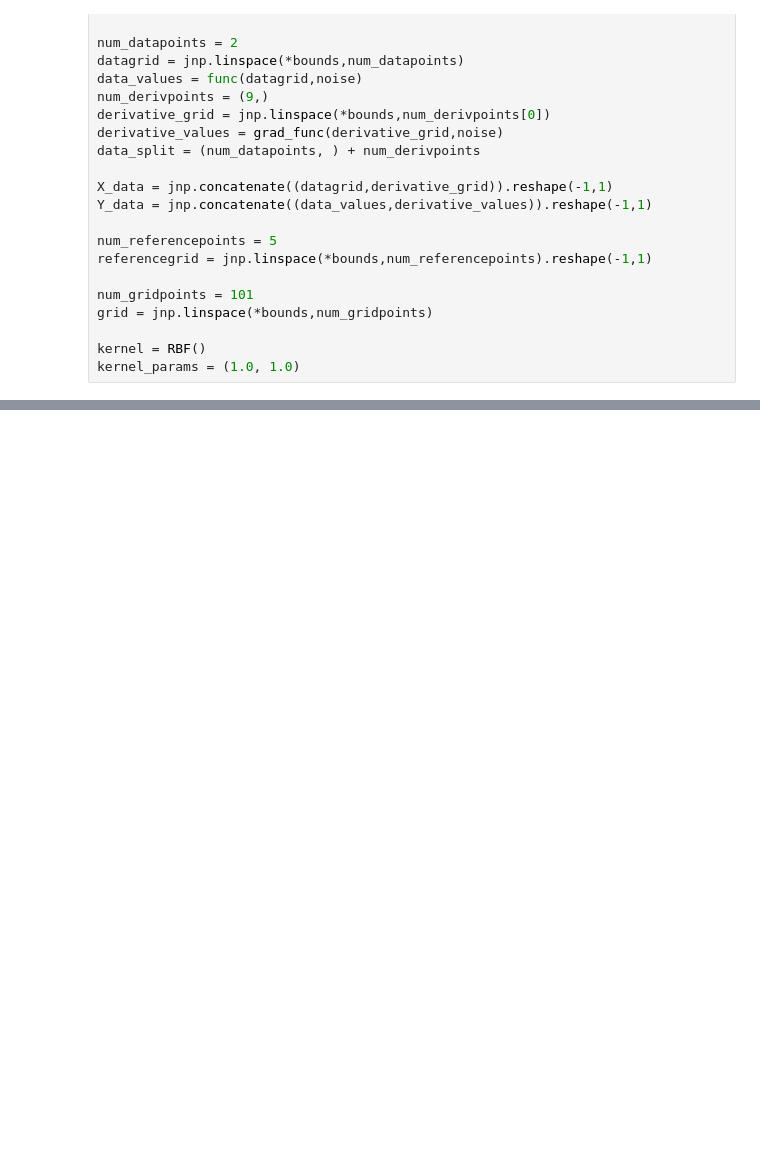
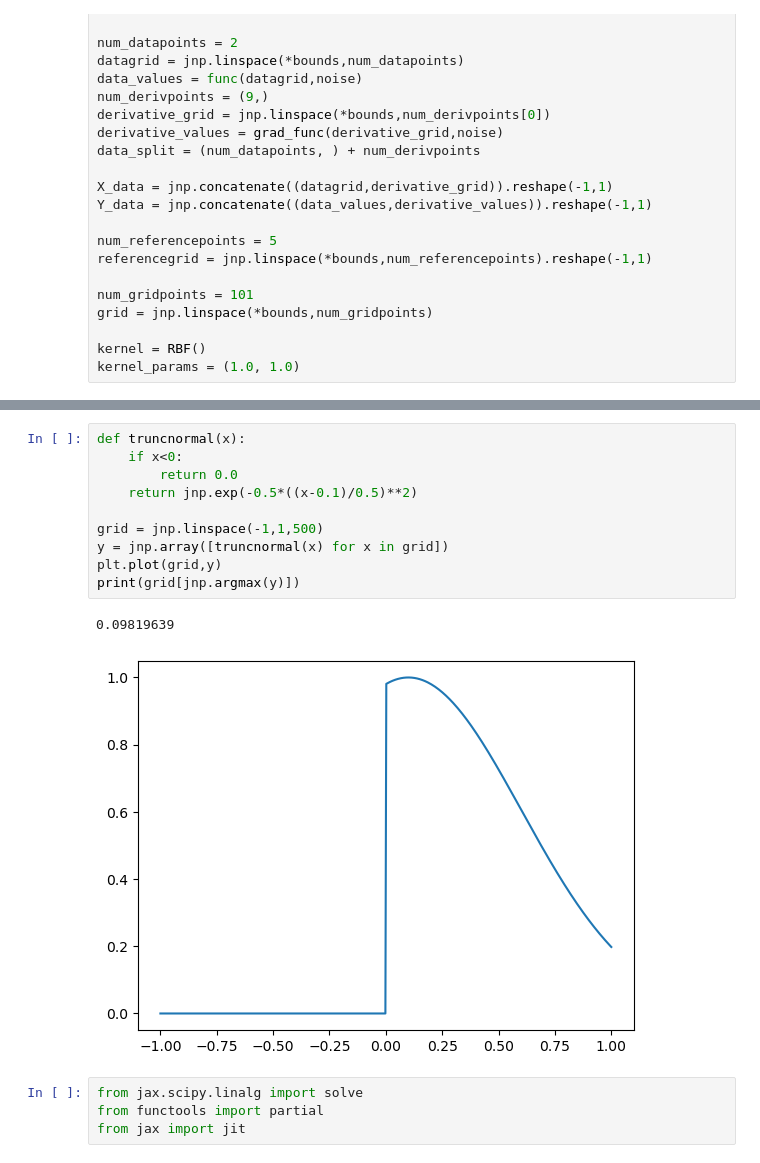
Before and after one commit to LukasEin/jaxgp, a Jupyter notebook: random.ipynb, the cells around one changed output, grey strips where cells are left out. Saved outputs shown, nothing was run; the diff lists cells and outputs as text; blank space fills up the shorter version.

```diff
--- a/random.ipynb
+++ b/random.ipynb
@@ -62,0 +75,17 @@ plt.legend()
+# %%
+def truncnormal(x):
+    if x<0:
+        return 0.0
+    return jnp.exp(-0.5*((x-0.1)/0.5)**2)
+
+grid = jnp.linspace(-1,1,500)
+y = jnp.array([truncnormal(x) for x in grid])
+plt.plot(grid,y)
+print(grid[jnp.argmax(y)])
+# %% [output]
+0.09819639
+[figure, added]
+# %%
+from jax.scipy.linalg import solve
+from functools import partial
+from jax import jit
```
Also changed, not shown: parts of 6 cells of this notebook, 2 other files.
